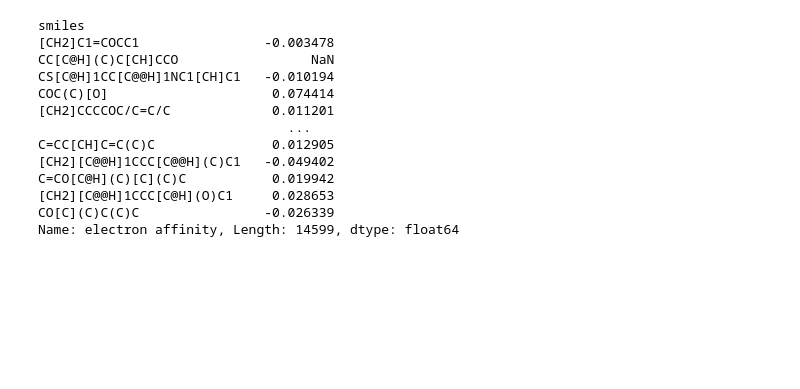
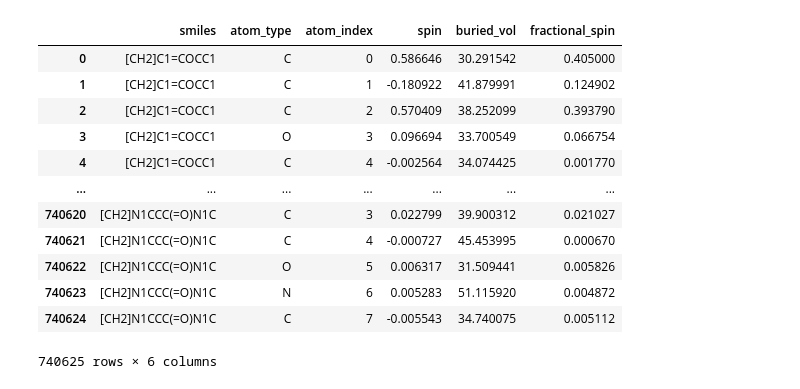
Before and after one commit to shreesowndarya/spin_gnn, a Jupyter notebook: plot_test_spin_bv.ipynb, the cells around one changed output. Saved outputs shown, nothing was run; the diff lists cells and outputs as text; code cells hidden in the pictures; blank space fills up the shorter version.

```diff
--- a/plot_test_spin_bv.ipynb
+++ b/plot_test_spin_bv.ipynb
@@ -228,16 +179,0 @@ redf_redox = redf_redox.set_index('smiles').reindex(redf_smiles)
-# %%
-redf_redox['electron affinity'] - redox_predictions[:, 1]
-# %% [output]
-smiles
-[CH2]C1=COCC1                -0.003478
-CC[C@H](C)C[CH]CCO                 NaN
-CS[C@H]1CC[C@@H]1NC1[CH]C1   -0.010194
-COC(C)[O]                     0.074414
-[CH2]CCCCOC/C=C/C             0.011201
-                                ...
-C=CC[CH]C=C(C)C               0.012905
-[CH2][C@@H]1CCC[C@@H](C)C1   -0.049402
-C=CO[C@H](C)[C](C)C           0.019942
-[CH2][C@@H]1CCC[C@H](O)C1     0.028653
-CO[C](C)C(C)C                -0.026339
-Name: electron affinity, Length: 14599, dtype: float64
@@ -251,2 +182,18 @@ redox_test = redf_redox.reindex(np.concatenate([redf_test, redf_valid]))
+# %%
+redf
+# %% [output]
+|  | smiles | atom_type | atom_index | spin | buried_vol | fractional_spin |
+| 0 | [CH2]C1=COCC1 | C | 0 | 0.586646 | 30.291542 | 0.405000 |
+| 1 | [CH2]C1=COCC1 | C | 1 | -0.180922 | 41.879991 | 0.124902 |
+| 2 | [CH2]C1=COCC1 | C | 2 | 0.570409 | 38.252099 | 0.393790 |
+| 3 | [CH2]C1=COCC1 | O | 3 | 0.096694 | 33.700549 | 0.066754 |
+| 4 | [CH2]C1=COCC1 | C | 4 | -0.002564 | 34.074425 | 0.001770 |
+| ... | ... | ... | ... | ... | ... | ... |
+| 740620 | [CH2]N1CCC(=O)N1C | C | 3 | 0.022799 | 39.900312 | 0.021027 |
+| 740621 | [CH2]N1CCC(=O)N1C | C | 4 | -0.000727 | 45.453995 | 0.000670 |
+| 740622 | [CH2]N1CCC(=O)N1C | O | 5 | 0.006317 | 31.509441 | 0.005826 |
+| 740623 | [CH2]N1CCC(=O)N1C | N | 6 | 0.005283 | 51.115920 | 0.004872 |
+| 740624 | [CH2]N1CCC(=O)N1C | C | 7 | -0.005543 | 34.740075 | 0.005112 |
+740625 rows × 6 columns
 # %%
 fig, axs = plt.subplots(nrows=1, ncols=2, figsize=(8.5,4))
```
Also changed, not shown: parts of 71 cells of this notebook.
